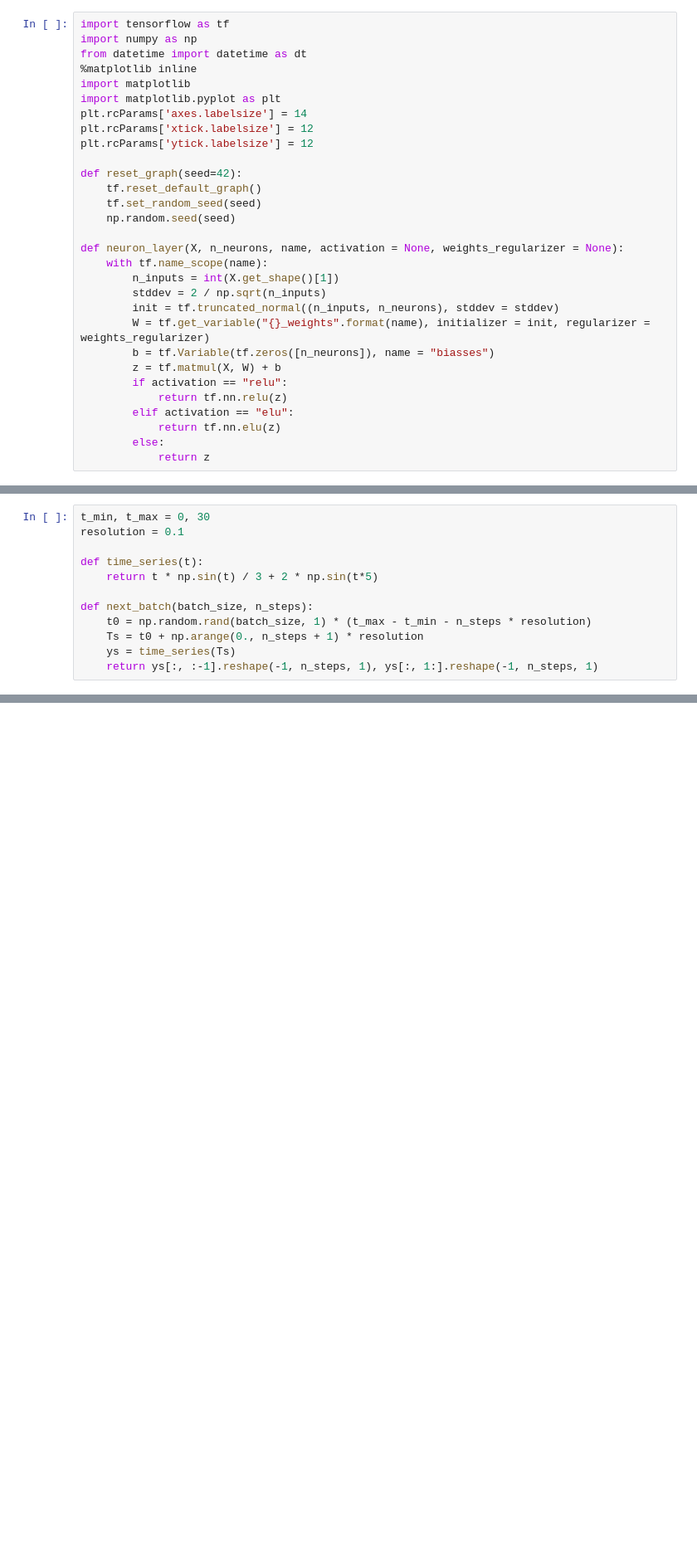
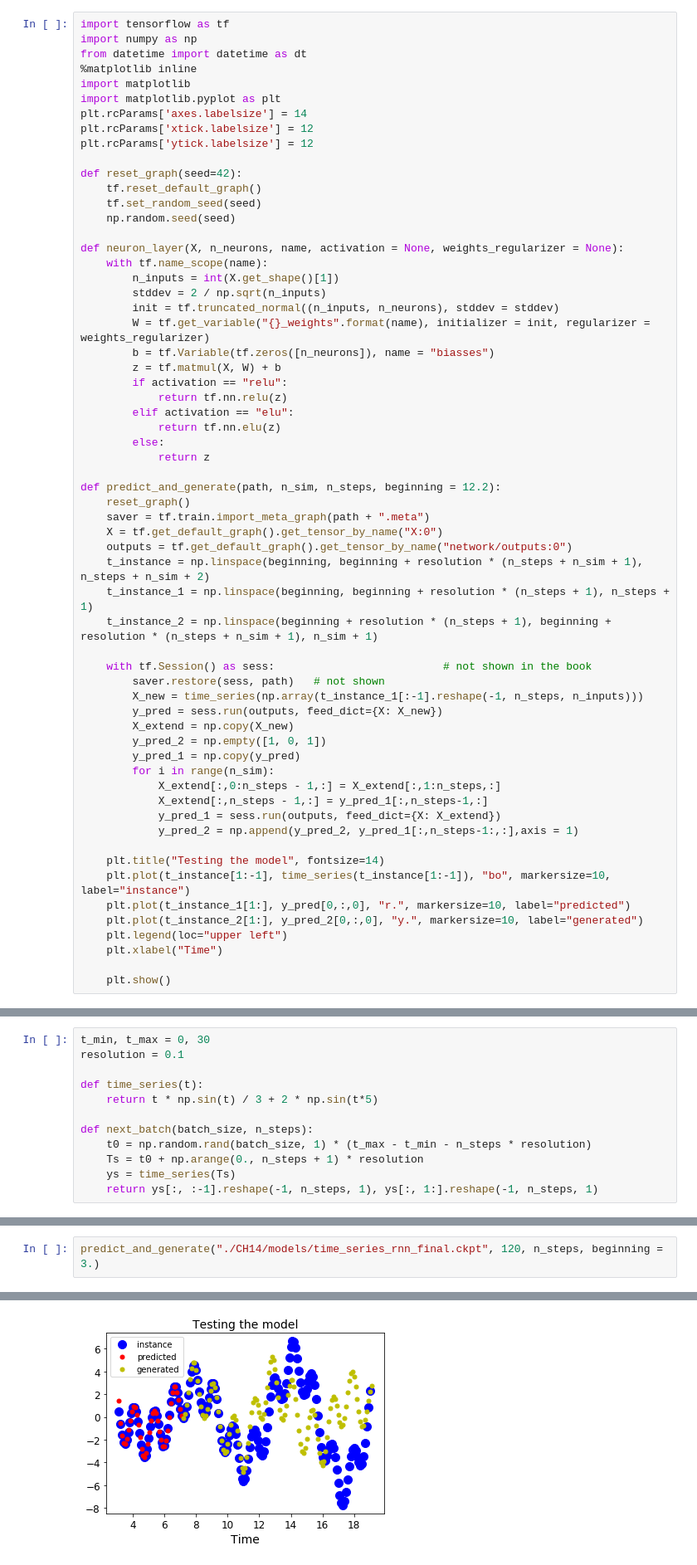
Before and after one commit to qlegrand/housing_handson_ml, a Jupyter notebook: CH14 - RNN .ipynb, the cells around one changed output, grey strips where cells are left out. Shown at 83% size. Cells and saved outputs as stored; diff of their text form; blank space fills up the shorter version.

```diff
--- a/CH14 - RNN .ipynb
+++ b/CH14 - RNN .ipynb
@@ -28,6 +28,37 @@ def neuron_layer(X, n_neurons, name, activation = None, weights_regularizer = No
             return tf.nn.elu(z)
         else:
             return z
+
+def predict_and_generate(path, n_sim, n_steps, beginning = 12.2):
+    reset_graph()
+    saver = tf.train.import_meta_graph(path + ".meta")
+    X = tf.get_default_graph().get_tensor_by_name("X:0")
+    outputs = tf.get_default_graph().get_tensor_by_name("network/outputs:0")
+    t_instance = np.linspace(beginning, beginning + resolution * (n_steps + n_sim + 1), n_steps + n_sim + 2)
+    t_instance_1 = np.linspace(beginning, beginning + resolution * (n_steps + 1), n_steps + 1)
+    t_instance_2 = np.linspace(beginning + resolution * (n_steps + 1), beginning + resolution * (n_steps + n_sim + 1), n_sim + 1)
+
+    with tf.Session() as sess:                          # not shown in the book
+        saver.restore(sess, path)   # not shown
+        X_new = time_series(np.array(t_instance_1[:-1].reshape(-1, n_steps, n_inputs)))
+        y_pred = sess.run(outputs, feed_dict={X: X_new})
+        X_extend = np.copy(X_new)
+        y_pred_2 = np.empty([1, 0, 1])
+        y_pred_1 = np.copy(y_pred)
+        for i in range(n_sim):
+            X_extend[:,0:n_steps - 1,:] = X_extend[:,1:n_steps,:]
+            X_extend[:,n_steps - 1,:] = y_pred_1[:,n_steps-1,:]
+            y_pred_1 = sess.run(outputs, feed_dict={X: X_extend})
+            y_pred_2 = np.append(y_pred_2, y_pred_1[:,n_steps-1:,:],axis = 1)
+
+    plt.title("Testing the model", fontsize=14)
+    plt.plot(t_instance[1:-1], time_series(t_instance[1:-1]), "bo", markersize=10, label="instance")
+    plt.plot(t_instance_1[1:], y_pred[0,:,0], "r.", markersize=10, label="predicted")
+    plt.plot(t_instance_2[1:], y_pred_2[0,:,0], "y.", markersize=10, label="generated")
+    plt.legend(loc="upper left")
+    plt.xlabel("Time")
+
+    plt.show()
 # %%
 reset_graph()
 
@@ -399,0 +401,3 @@ INFO:tensorflow:Restoring parameters from ./CH14/models/time_series_rnn_final.ck
+# %%
+predict_and_generate("./CH14/models/time_series_rnn_final.ckpt", 120, n_steps, beginning = 3.)
+# %% [output]
@@ -400,3 +405,4 @@ INFO:tensorflow:Restoring parameters from ./CH14/models/time_series_rnn_final.ck
+[figure, added]
 # %% [markdown]
 ## Creative RNN
 # %%
```
Also changed, not shown: parts of 15 cells of this notebook, 24 other files.
